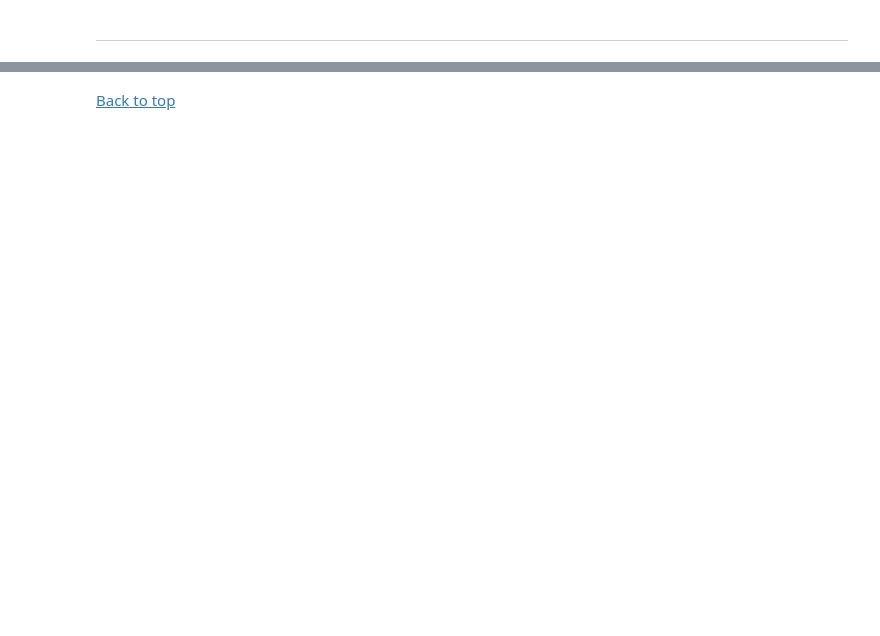
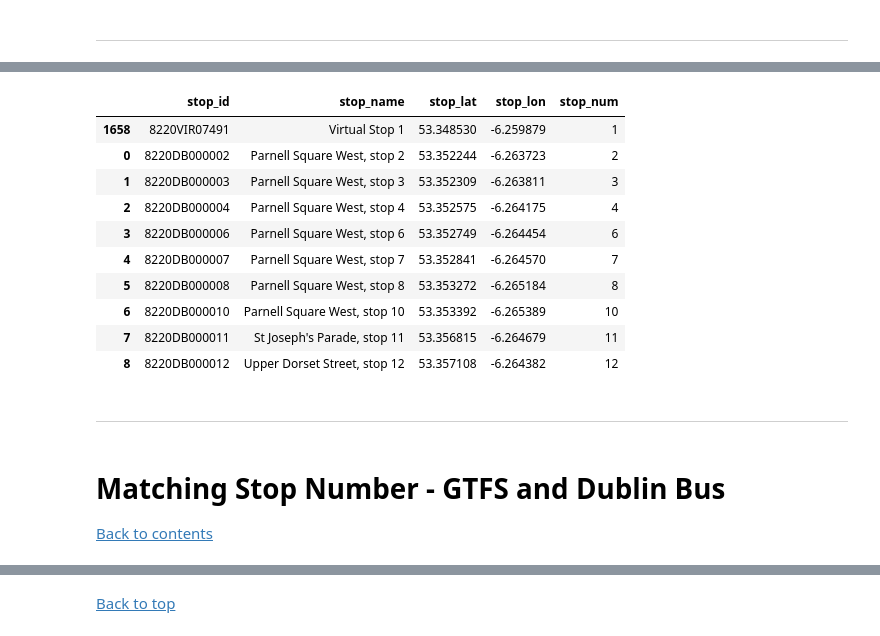
Before and after one commit to CityRoute/Data-Analytics-CityRoute, a Jupyter notebook: Dublin_Bus_GTFS/Bus-Stop-Analysis.ipynb, the cells around one changed output, grey strips where cells are left out. Drawn from its saved outputs; the diff is of its cells as text; code cells hidden in the pictures; blank space fills up the shorter version.

```diff
--- a/Dublin_Bus_GTFS/Bus-Stop-Analysis.ipynb
+++ b/Dublin_Bus_GTFS/Bus-Stop-Analysis.ipynb
@@ -244,0 +265,4 @@ df_2021_changes.head(10)
+# %%
+# extract stop number from stop name and create new feature
+df_2021['stop_num'] = df_2021['stop_name'].str[::-1].str.extract('(\d+)')
+df_2021['stop_num'] = df_2021['stop_num'].str[::-1]
@@ -244,0 +307,5 @@ df_2021_changes.head(10)
+# %%
+# drop row of index 1579 as it has a null value for stop_num
+df_2021 = df_2021.drop(index=1579)
+# drop row of index 3180 as it is a duplicate stop_num
+df_2021 = df_2021.drop(index=3180)
@@ -244,0 +319,6 @@ df_2021_changes.head(10)
+# %%
+# convert stop num feature to type int
+df_2021['stop_num'] = df_2021['stop_num'].astype('int64')
+# %%
+# sort dataframe by stop num
+df_2021 = df_2021.sort_values(by='stop_num', ascending=True)
@@ -244,0 +347,20 @@ df_2021_changes.head(10)
+# %%
+df_2021.head(10)
+# %% [output]
+|  | stop_id | stop_name | stop_lat | stop_lon | stop_num |
+| 1658 | 8220VIR07491 | Virtual Stop 1 | 53.348530 | -6.259879 | 1 |
+| 0 | 8220DB000002 | Parnell Square West, stop 2 | 53.352244 | -6.263723 | 2 |
+| 1 | 8220DB000003 | Parnell Square West, stop 3 | 53.352309 | -6.263811 | 3 |
+| 2 | 8220DB000004 | Parnell Square West, stop 4 | 53.352575 | -6.264175 | 4 |
+| 3 | 8220DB000006 | Parnell Square West, stop 6 | 53.352749 | -6.264454 | 6 |
+| 4 | 8220DB000007 | Parnell Square West, stop 7 | 53.352841 | -6.264570 | 7 |
+| 5 | 8220DB000008 | Parnell Square West, stop 8 | 53.353272 | -6.265184 | 8 |
+| 6 | 8220DB000010 | Parnell Square West, stop 10 | 53.353392 | -6.265389 | 10 |
+| 7 | 8220DB000011 | St Joseph's Parade, stop 11 | 53.356815 | -6.264679 | 11 |
+| 8 | 8220DB000012 | Upper Dorset Street, stop 12 | 53.357108 | -6.264382 | 12 |
+# %% [markdown]
+***
+# %% [markdown]
+<a id="matching_stop_num"></a>
+# Matching Stop Number - GTFS and Dublin Bus
+[Back to contents](#contents)
```
Also changed, not shown: parts of 61 cells of this notebook, 3 other files.
